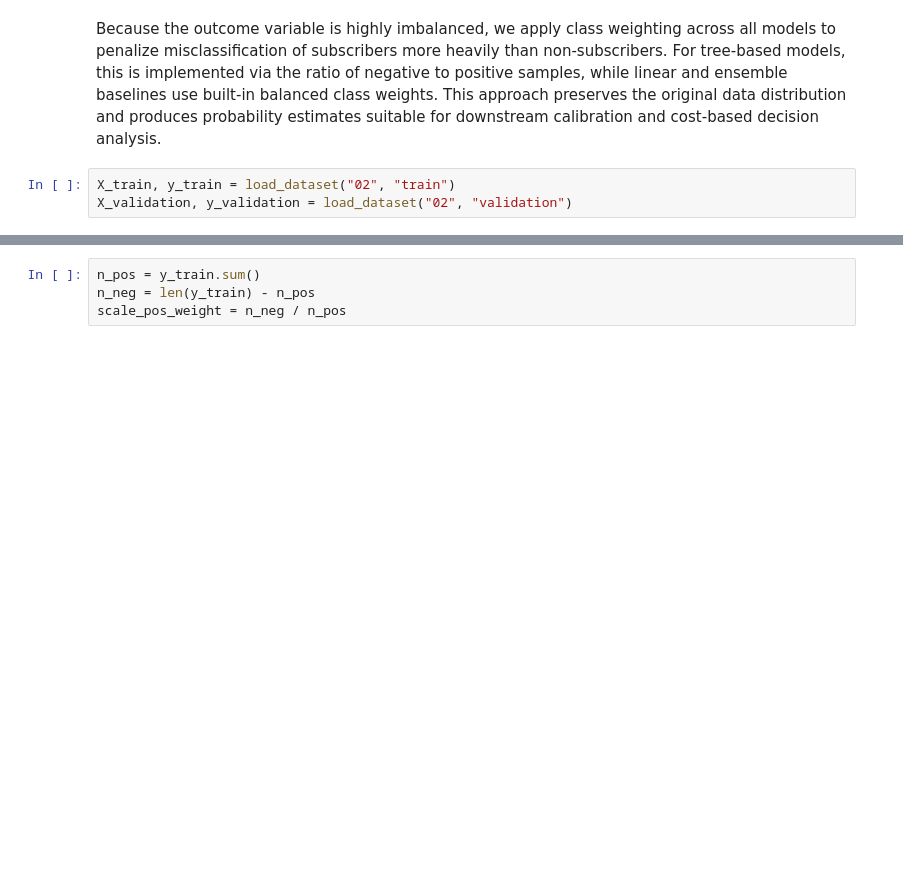
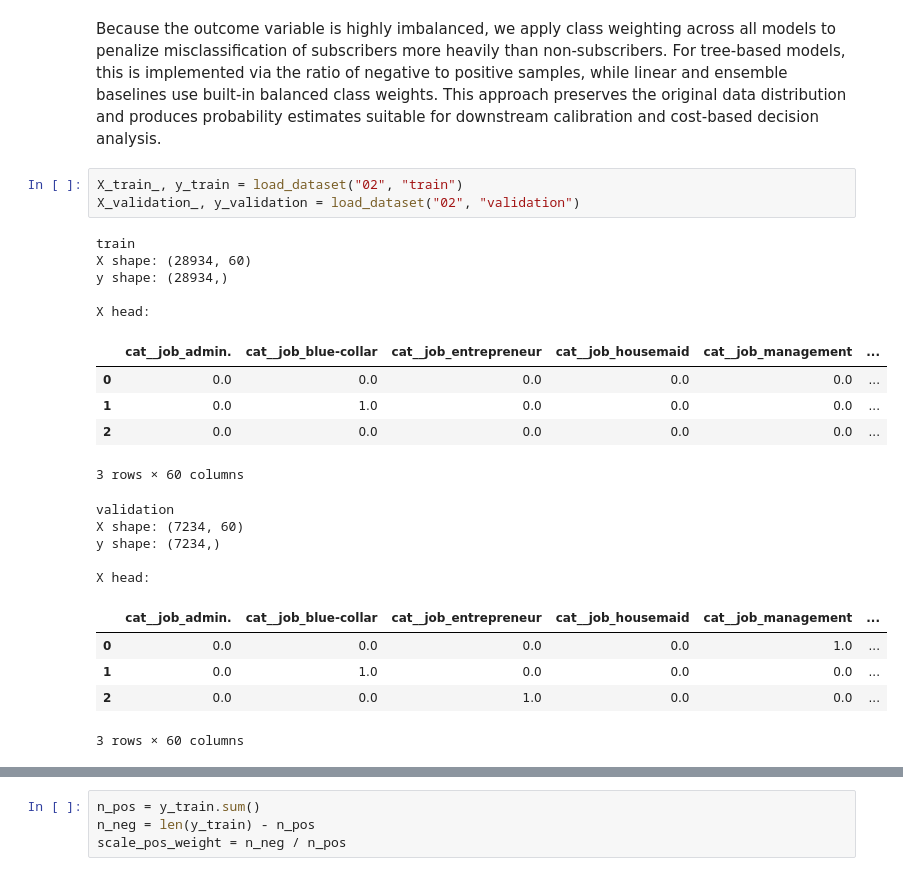
Before and after one commit to tonantzin-real/IDS_705_final_project, a Jupyter notebook: 03_training.ipynb, the cells around one changed output, grey strips where cells are left out. Saved outputs shown, nothing was run; the diff lists cells and outputs as text; blank space fills up the shorter version.

```diff
--- a/03_training.ipynb
+++ b/03_training.ipynb
@@ -90,5 +95,26 @@ from catboost import CatBoostClassifier
 # %% [markdown]
 Because the outcome variable is highly imbalanced, we apply class weighting across all models to penalize misclassification of subscribers more heavily than non‑subscribers. For tree‑based models, this is implemented via the ratio of negative to positive samples, while linear and ensemble baselines use built‑in balanced class weights. This approach preserves the original data distribution and produces probability estimates suitable for downstream calibration and cost‑based decision analysis.
 # %%
-X_train, y_train = load_dataset("02", "train")
-X_validation, y_validation = load_dataset("02", "validation")
+X_train_, y_train = load_dataset("02", "train")
+X_validation_, y_validation = load_dataset("02", "validation")
+# %% [output]
+train
+X shape: (28934, 60)
+y shape: (28934,)
+
+X head:
+|  | cat__job_admin. | cat__job_blue-collar | cat__job_entrepreneur | cat__job_housemaid | cat__job_management | ... |
+| 0 | 0.0 | 0.0 | 0.0 | 0.0 | 0.0 | ... |
+| 1 | 0.0 | 1.0 | 0.0 | 0.0 | 0.0 | ... |
+| 2 | 0.0 | 0.0 | 0.0 | 0.0 | 0.0 | ... |
+3 rows × 60 columns
+validation
+X shape: (7234, 60)
+y shape: (7234,)
+
+X head:
+|  | cat__job_admin. | cat__job_blue-collar | cat__job_entrepreneur | cat__job_housemaid | cat__job_management | ... |
+| 0 | 0.0 | 0.0 | 0.0 | 0.0 | 1.0 | ... |
+| 1 | 0.0 | 1.0 | 0.0 | 0.0 | 0.0 | ... |
+| 2 | 0.0 | 0.0 | 1.0 | 0.0 | 0.0 | ... |
+3 rows × 60 columns
```
Also changed, not shown: parts of 21 cells of this notebook, 6 other files.
